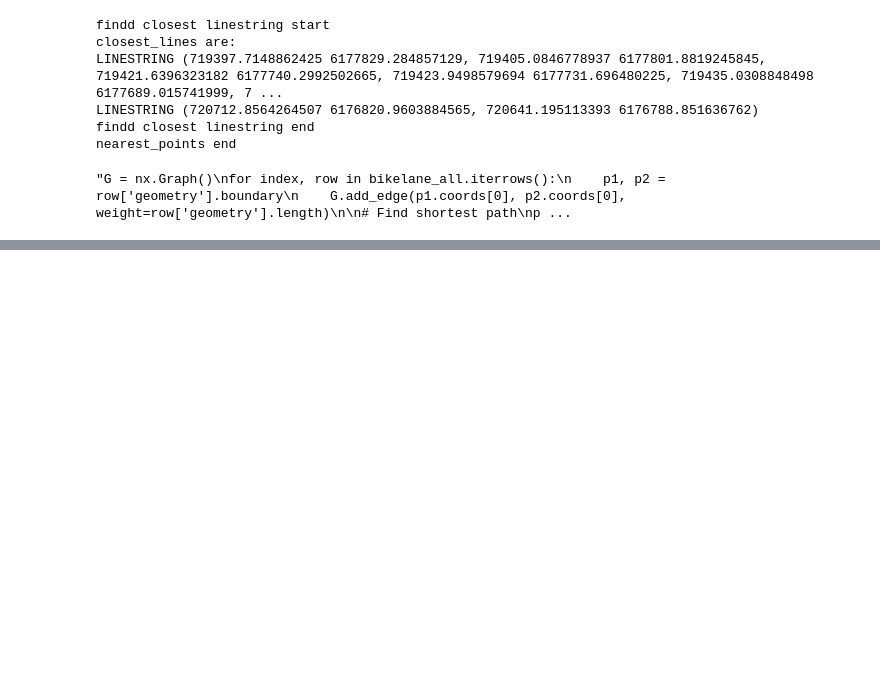
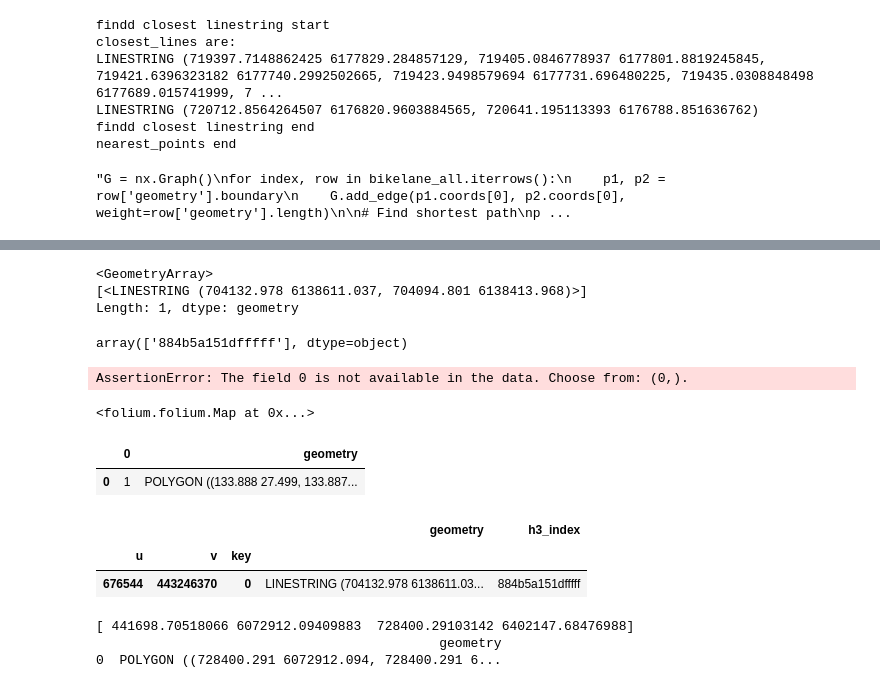
Before and after one commit to csipapicsa/geospatial_ds-project-FORK, a Jupyter notebook: get_shortest_path.ipynb, the cells around one changed output, grey strips where cells are left out. Cells and saved outputs as stored; diff of their text form; code cells hidden in the pictures; blank space fills up the shorter version.

```diff
--- a/get_shortest_path.ipynb
+++ b/get_shortest_path.ipynb
@@ -98,0 +293,59 @@ nearest_points end
+# %%
+bikelane_all.head(1).geometry.values
+# %% [output]
+<GeometryArray>
+[<LINESTRING (704132.978 6138611.037, 704094.801 6138413.968)>]
+Length: 1, dtype: geometry
+# %%
+bikelane_all.head(1).h3_index.values
+# %% [output]
+array(['884b5a151dfffff'], dtype=object)
+# %%
+import h3
+import folium
+from shapely.geometry import Polygon
+
+# Example H3 index
+h3_index = '884b5a151dfffff'  # Replace with your H3 index
+
+# Convert H3 index to boundary coordinates and then to a Shapely Polygon
+h3_boundary = h3.h3_to_geo_boundary(h3_index, geo_json=True)
+polygon = Polygon(h3_boundary)
+
+# Create a GeoDataFrame
+gdf = gpd.GeoDataFrame([1], geometry=[polygon], crs=f.DENMARK_CRS)
+gdf.explore()
+# %% [output]
+AssertionError: The field 0 is not available in the data. Choose from: (0,).
+<folium.folium.Map at 0x...>
+# %%
+gdf
+# %% [output]
+|  | 0 | geometry |
+| 0 | 1 | POLYGON ((133.888 27.499, 133.887... |
+# %%
+bikelane_all.head(1)
+# %% [output]
+|  |  |  | geometry | h3_index |
+| u | v | key |  |  |
+| 676544 | 443246370 | 0 | LINESTRING (704132.978 6138611.03... | 884b5a151dfffff |
+# %%
+bounds = bikelane_all.geometry.total_bounds
+print(bounds)
+
+from shapely.geometry import box
+import geopandas as gpd
+
+# Create a Polygon from bounds
+bound_box = box(*bounds)
+
+# Convert to a GeoDataFrame
+gdf_bounds = gpd.GeoDataFrame(geometry=[bound_box], crs=bikelane_all.crs)
+
+print(gdf_bounds)
+
+# check these coordinates are inside the box
+# %% [output]
+[ 441698.70518066 6072912.09409883  728400.29103142 6402147.68476988]
+                                            geometry
+0  POLYGON ((728400.291 6072912.094, 728400.291 6...
```
Also changed, not shown: parts of 13 cells of this notebook.
